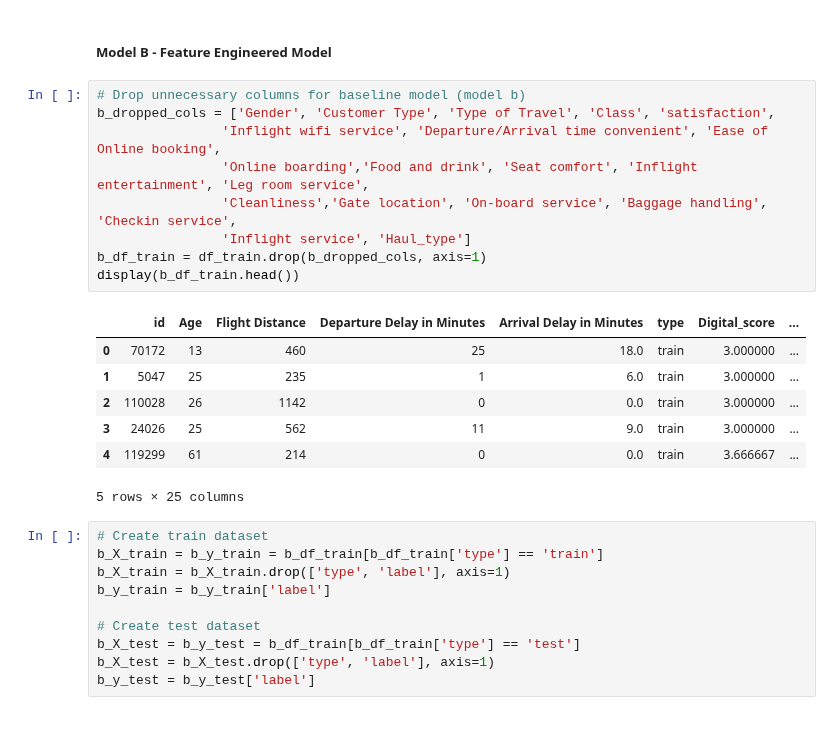
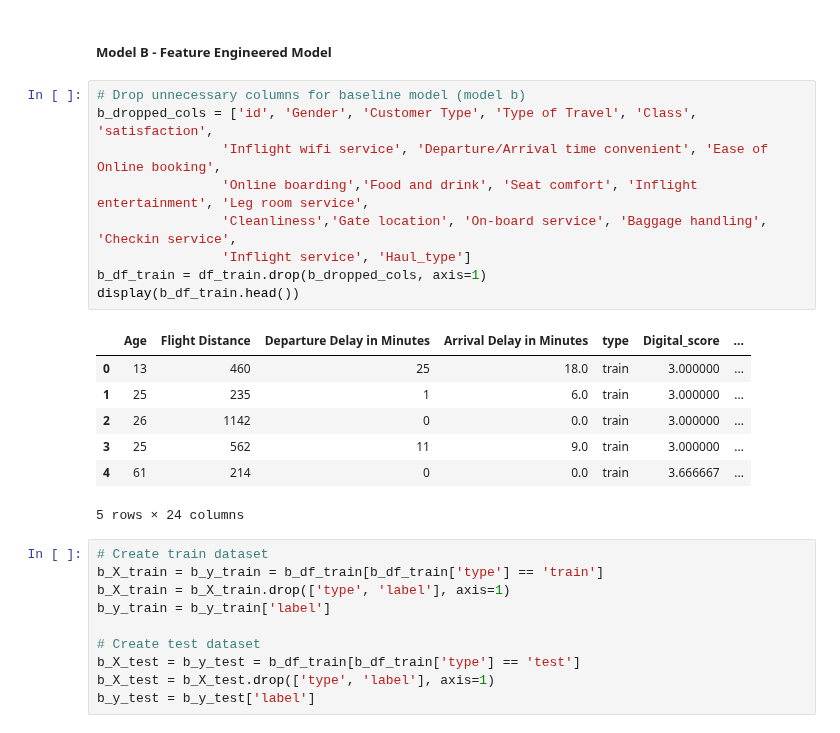
Before and after one commit to T-Godwins/airline-project, a Jupyter notebook: technical_analysis/04_final_model_evalution.ipynb, the cells around one changed output. Drawn from its saved outputs; the diff is of its cells as text.

```diff
--- a/technical_analysis/04_final_model_evalution.ipynb
+++ b/technical_analysis/04_final_model_evalution.ipynb
@@ -96,21 +96,21 @@ weighted avg       0.96      0.96      0.96     25893
 ##### Model B - Feature Engineered Model
 # %%
 # Drop unnecessary columns for baseline model (model b)
-b_dropped_cols = ['Gender', 'Customer Type', 'Type of Travel', 'Class', 'satisfaction',
+b_dropped_cols = ['id', 'Gender', 'Customer Type', 'Type of Travel', 'Class', 'satisfaction',
                 'Inflight wifi service', 'Departure/Arrival time convenient', 'Ease of Online booking',
                 'Online boarding','Food and drink', 'Seat comfort', 'Inflight entertainment', 'Leg room service',
                 'Cleanliness','Gate location', 'On-board service', 'Baggage handling', 'Checkin service',
                 'Inflight service', 'Haul_type']
 b_df_train = df_train.drop(b_dropped_cols, axis=1)
 display(b_df_train.head())
 # %% [output]
-|  | id | Age | Flight Distance | Departure Delay in Minutes | Arrival Delay in Minutes | type | Digital_score | ... |
-| 0 | 70172 | 13 | 460 | 25 | 18.0 | train | 3.000000 | ... |
-| 1 | 5047 | 25 | 235 | 1 | 6.0 | train | 3.000000 | ... |
-| 2 | 110028 | 26 | 1142 | 0 | 0.0 | train | 3.000000 | ... |
-| 3 | 24026 | 25 | 562 | 11 | 9.0 | train | 3.000000 | ... |
-| 4 | 119299 | 61 | 214 | 0 | 0.0 | train | 3.666667 | ... |
+|  | Age | Flight Distance | Departure Delay in Minutes | Arrival Delay in Minutes | type | Digital_score | ... |
+| 0 | 13 | 460 | 25 | 18.0 | train | 3.000000 | ... |
+| 1 | 25 | 235 | 1 | 6.0 | train | 3.000000 | ... |
+| 2 | 26 | 1142 | 0 | 0.0 | train | 3.000000 | ... |
+| 3 | 25 | 562 | 11 | 9.0 | train | 3.000000 | ... |
+| 4 | 61 | 214 | 0 | 0.0 | train | 3.666667 | ... |
-5 rows × 25 columns
+5 rows × 24 columns
 # %%
 # Create train dataset
 b_X_train = b_y_train = b_df_train[b_df_train['type'] == 'train']
```
Also changed, not shown: parts of 5 cells of this notebook.
